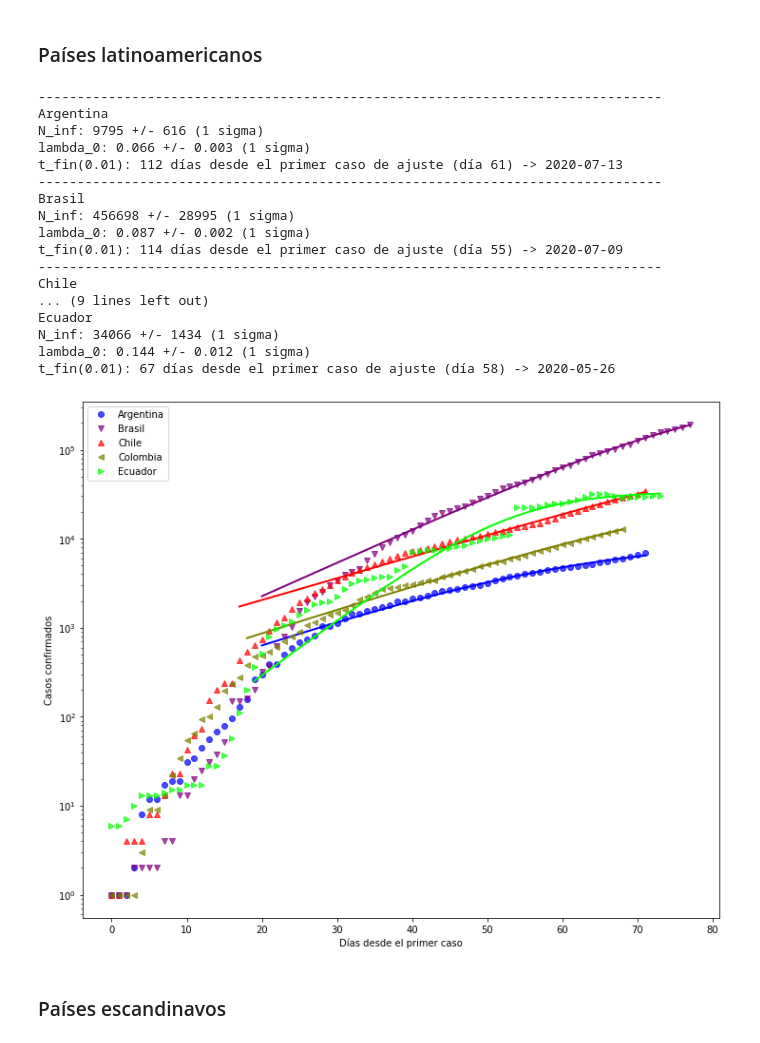
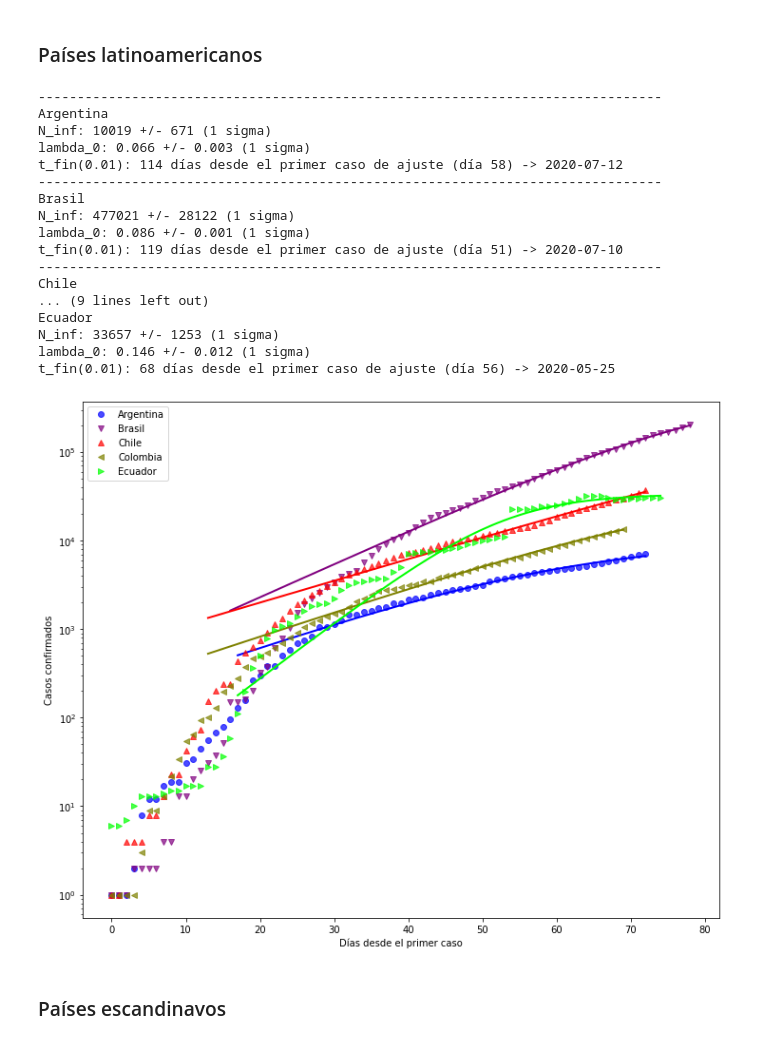
Before and after one commit to manuxch/logistic-covid19, a Jupyter notebook: Logistic_model_COVID-19.ipynb, the cells around one changed output. Saved outputs shown, nothing was run; the diff lists cells and outputs as text; code cells hidden in the pictures.

Commit message:
Actualización diaria de visualizaciones, ajustes y registros

```diff
--- a/Logistic_model_COVID-19.ipynb
+++ b/Logistic_model_COVID-19.ipynb
@@ -203,26 +203,26 @@ t_fin(0.01): 81 días desde el primer caso de ajuste (día 52) -> 2020-06-03
 # %% [markdown]
 ### Países latinoamericanos
 # %%
-plot_fit(cases_lat, 300, 'Casos confirmados', p_fin=0.01)
+plot_fit(cases_lat, 100, 'Casos confirmados', p_fin=0.01)
 # %% [output]
 --------------------------------------------------------------------------------
 Argentina
-N_inf: 9795 +/- 616 (1 sigma)
+N_inf: 10019 +/- 671 (1 sigma)
 lambda_0: 0.066 +/- 0.003 (1 sigma)
-t_fin(0.01): 112 días desde el primer caso de ajuste (día 61) -> 2020-07-13
+t_fin(0.01): 114 días desde el primer caso de ajuste (día 58) -> 2020-07-12
 --------------------------------------------------------------------------------
 Brasil
-N_inf: 456698 +/- 28995 (1 sigma)
-lambda_0: 0.087 +/- 0.002 (1 sigma)
-t_fin(0.01): 114 días desde el primer caso de ajuste (día 55) -> 2020-07-09
+N_inf: 477021 +/- 28122 (1 sigma)
+lambda_0: 0.086 +/- 0.001 (1 sigma)
+t_fin(0.01): 119 días desde el primer caso de ajuste (día 51) -> 2020-07-10
 --------------------------------------------------------------------------------
 Chile
 ... (9 lines left out)
 Ecuador
-N_inf: 34066 +/- 1434 (1 sigma)
-lambda_0: 0.144 +/- 0.012 (1 sigma)
-t_fin(0.01): 67 días desde el primer caso de ajuste (día 58) -> 2020-05-26
+N_inf: 33657 +/- 1253 (1 sigma)
+lambda_0: 0.146 +/- 0.012 (1 sigma)
+t_fin(0.01): 68 días desde el primer caso de ajuste (día 56) -> 2020-05-25
-[figure, old version]
+[figure, new version]
 # %% [markdown]
 ### Países escandinavos
 # %%
```
Also changed, not shown: parts of 8 cells of this notebook.
